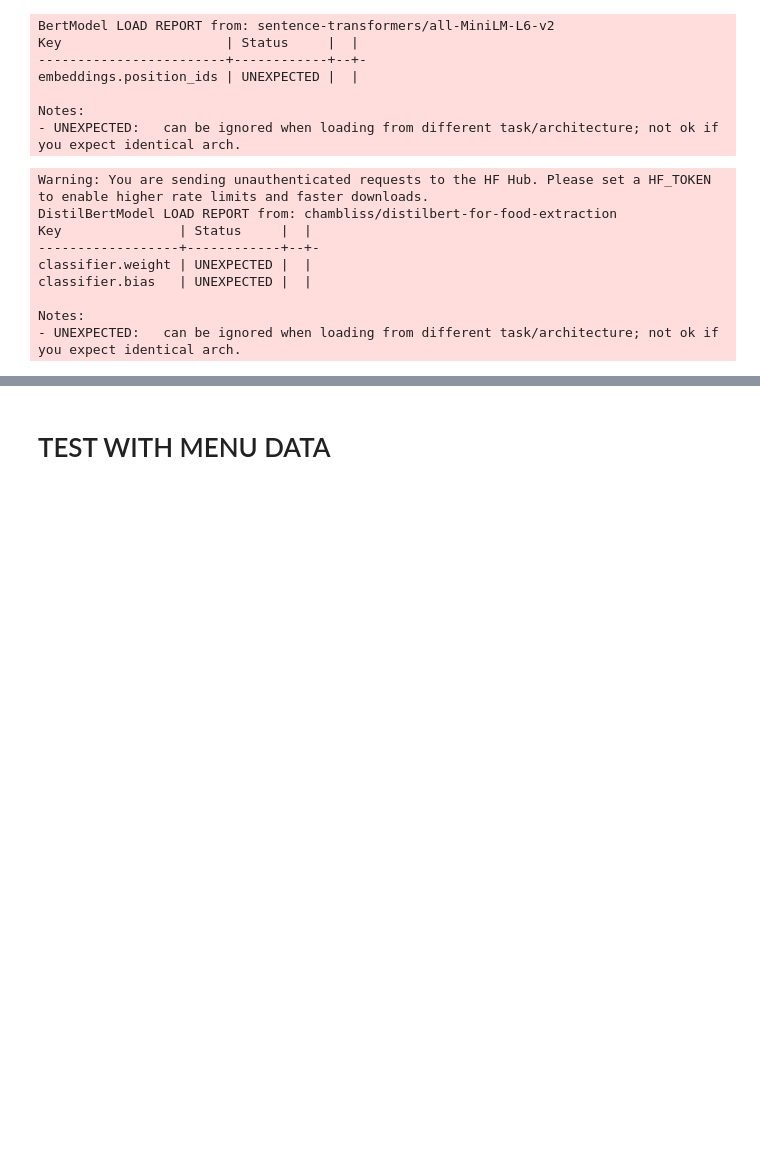
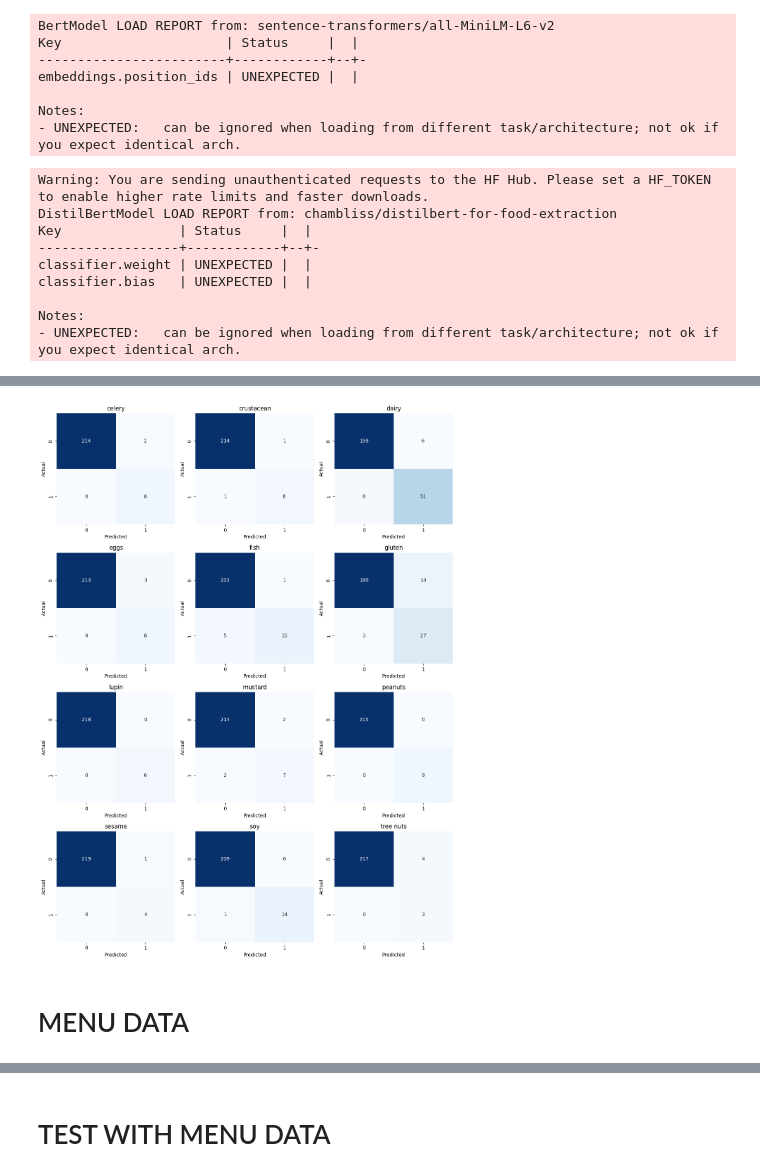
Before and after one commit to e-nara/honors-proj, a Jupyter notebook: foodClassification.ipynb, the cells around one changed output, grey strips where cells are left out. Drawn from its saved outputs; the diff is of its cells as text; code cells hidden in the pictures; blank space fills up the shorter version.

```diff
--- a/foodClassification.ipynb
+++ b/foodClassification.ipynb
@@ -476,0 +504,69 @@ Average Micro F1: 0.8125
+# %%
+# Fitting the classifier on the training data
+classifier.fit(X_train, y_train)
+
+# Making predictions on the test set
+predictions = classifier.predict(X_test)
+proba = classifier.predict_proba(X_test)
+
+#y_pred = classifier.predict(X_test)
+#using a custom threshold may reveal weaker patterns
+threshold = 0.5
+y_pred = (np.column_stack([p[:, 1] for p in proba]) >= threshold).astype(int)
+
+# Evaluate the model, for example, using accuracy score
+accuracy = classifier.score(X_test, y_test)
+print("Accuracy:", accuracy)
+
+
+
+print("Hamming loss:", hamming_loss(y_test, y_pred))
+print("Micro F1:", f1_score(y_test, y_pred, average='micro'))
+print("Macro F1:", f1_score(y_test, y_pred, average='macro'))
+print("Exact Match Ratio: ", np.all(y_pred == y_test, axis=1).mean())
+print("01 Loss: ", np.any(y_test != y_pred, axis=1).mean())
+print("Per-label report:\n", classification_report(y_test, y_pred, target_names=mlb.classes_))
+
+
+print(mlb.classes_)
+
+from sklearn.metrics import multilabel_confusion_matrix
+import matplotlib.pyplot as plt
+import seaborn as sns
+
+cms = multilabel_confusion_matrix(y_test, y_pred)
+print(cms.shape)
+
+import matplotlib.pyplot as plt
+import seaborn as sns
+import numpy as np
+
+labels = mlb.classes_
+
+n_labels = len(labels)
+cols = 3
+rows = int(np.ceil(n_labels / cols))
+
+fig, axes = plt.subplots(rows, cols, figsize=(12, rows * 4))
+
+axes = axes.flatten()
+
+for i, ax in enumerate(axes):
+    if i < n_labels:
+        sns.heatmap(
+            cms[i],
+            annot=True,
+            fmt="d",
+            cmap="Blues",
+            cbar=False,
+            ax=ax
+        )
+        ax.set_title(labels[i])
+        ax.set_xlabel("Predicted")
+        ax.set_ylabel("Actual")
+    else:
+        ax.axis("off")
+
+plt.tight_layout()
+plt.show()
+# %% [output]
@@ -477,3 +590,6 @@ Average Micro F1: 0.8125
+[figure, added]
+# %% [markdown]
+# MENU DATA
 # %%
 #get menu data
 df_menu = pd.read_csv('menudata.csv')
```
Also changed, not shown: parts of 13 cells of this notebook, 2 other files.
